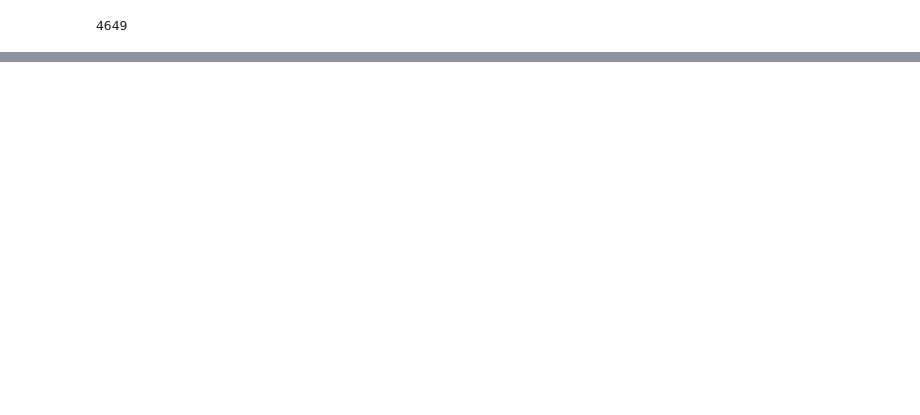
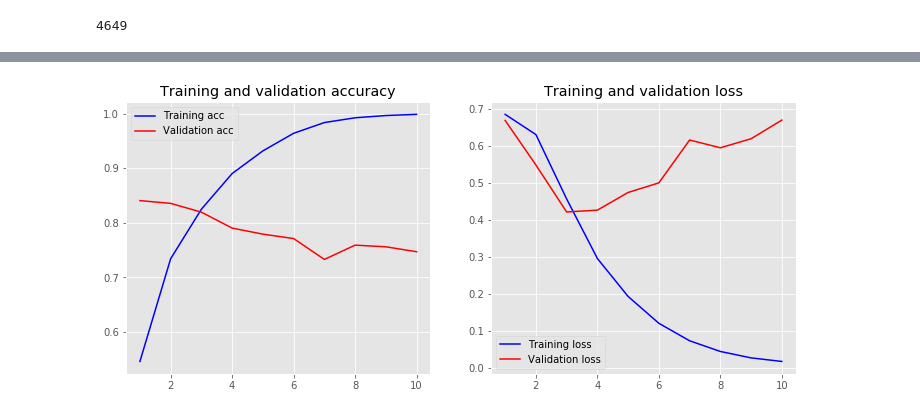
Before and after one commit to Timurizer/enron-dataset-intent-detection, a Jupyter notebook: Solution two.ipynb, the cells around one changed output, grey strips where cells are left out. Saved outputs shown, nothing was run; the diff lists cells and outputs as text; code cells hidden in the pictures; blank space fills up the shorter version.

```diff
--- a/Solution two.ipynb
+++ b/Solution two.ipynb
@@ -154,0 +225,4 @@ Try 3
+# %%
+plot_history(history)
+# %% [output]
+[figure, added]
```
Also changed, not shown: parts of 46 cells of this notebook, 4 other files.
